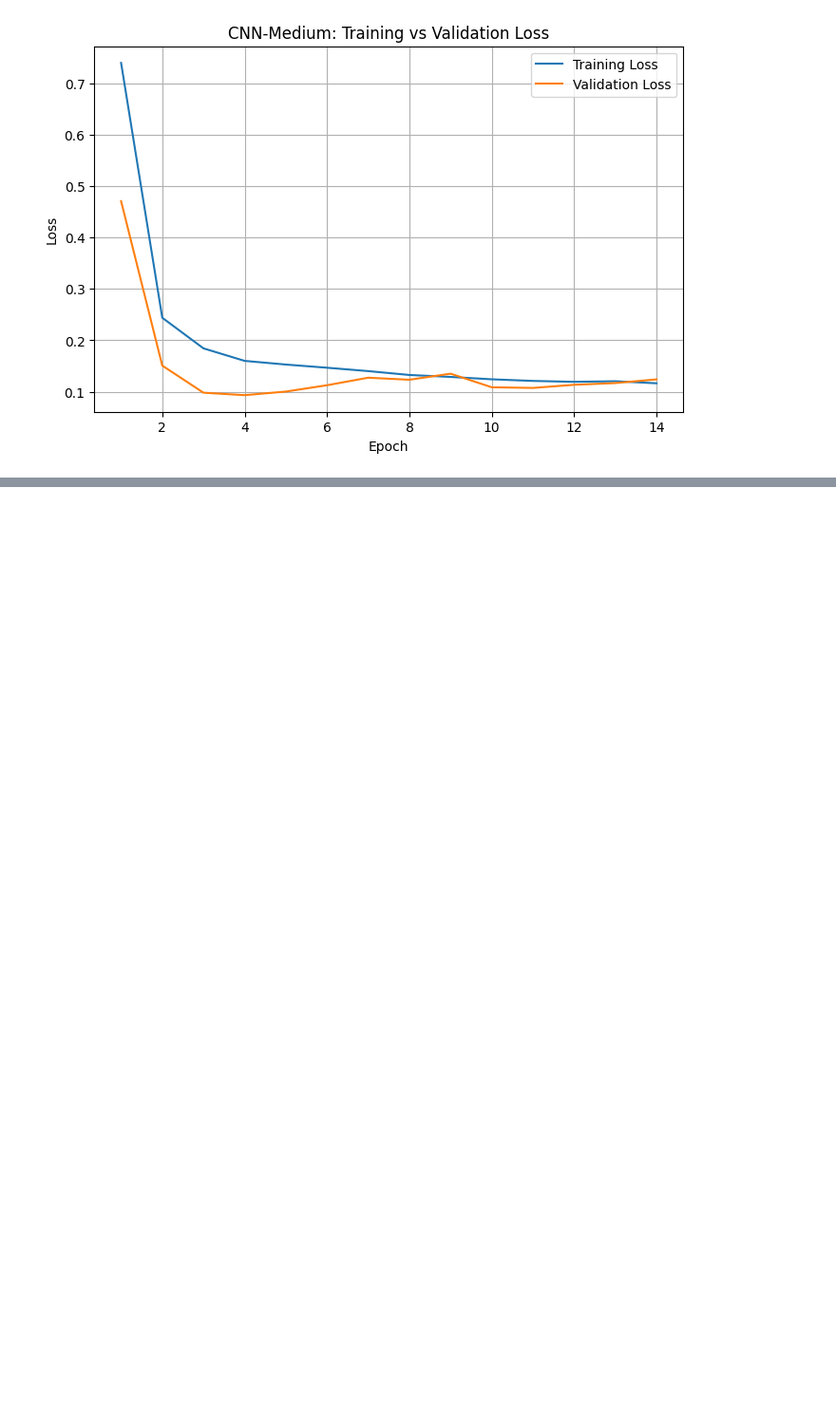
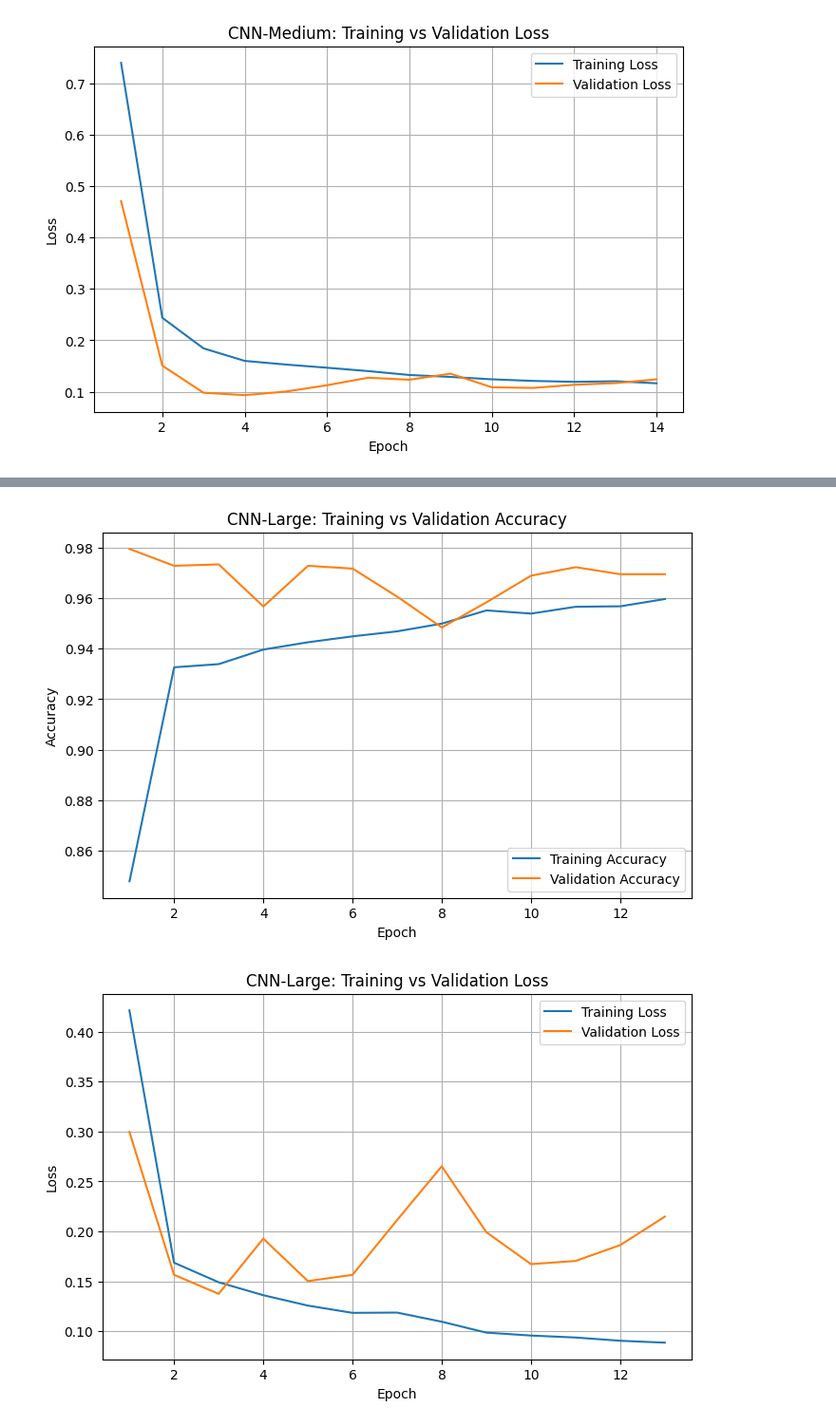
Before and after one commit to SLIIT-Y4-S2-DL-ORG/Deep-Learning-Assignment, a Jupyter notebook: 1D-CNN/1D_CNN.ipynb, the cells around one changed output, grey strips where cells are left out. Shown at 95% size. Saved outputs shown, nothing was run; the diff lists cells and outputs as text; code cells hidden in the pictures; blank space fills up the shorter version.

Commit message:
feat: Trained CNN-Large

```diff
--- a/1D-CNN/1D_CNN.ipynb
+++ b/1D-CNN/1D_CNN.ipynb
@@ -1074,0 +1102,7 @@ plt.show()
+# %%
+# Train CNN-Large
+
+cnn_large, history_large, training_time_large, results_large = train_candidate(
+    cnn_large,
+    "CNN-Large"
+)
@@ -1074,0 +1135,53 @@ plt.show()
+# %%
+# Extract CNN-Large training history
+history_large_dict = history_large.history
+
+epochs_large = range(1, len(history_large_dict["loss"]) + 1)
+
+# Accuracy curves
+plt.figure(figsize=(8, 5))
+
+plt.plot(
+    epochs_large,
+    history_large_dict["accuracy"],
+    label="Training Accuracy"
+)
+
+plt.plot(
+    epochs_large,
+    history_large_dict["val_accuracy"],
+    label="Validation Accuracy"
+)
+
+plt.xlabel("Epoch")
+plt.ylabel("Accuracy")
+plt.title("CNN-Large: Training vs Validation Accuracy")
+plt.legend()
+plt.grid(True)
+plt.show()
+
+
+# Loss curves
+plt.figure(figsize=(8, 5))
+
+plt.plot(
+    epochs_large,
+    history_large_dict["loss"],
+    label="Training Loss"
+)
+
+plt.plot(
+    epochs_large,
+    history_large_dict["val_loss"],
+    label="Validation Loss"
+)
+
+plt.xlabel("Epoch")
+plt.ylabel("Loss")
+plt.title("CNN-Large: Training vs Validation Loss")
+plt.legend()
+plt.grid(True)
+plt.show()
+# %% [output]
+[figure, added]
+[figure, added]
```
Also changed, not shown: parts of 4 cells of this notebook.
